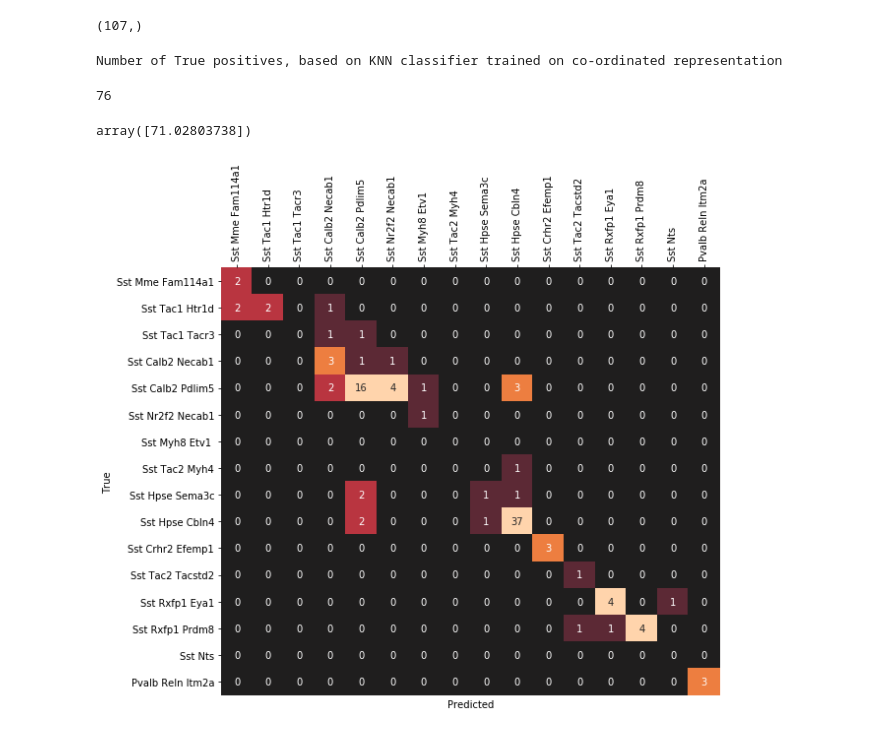
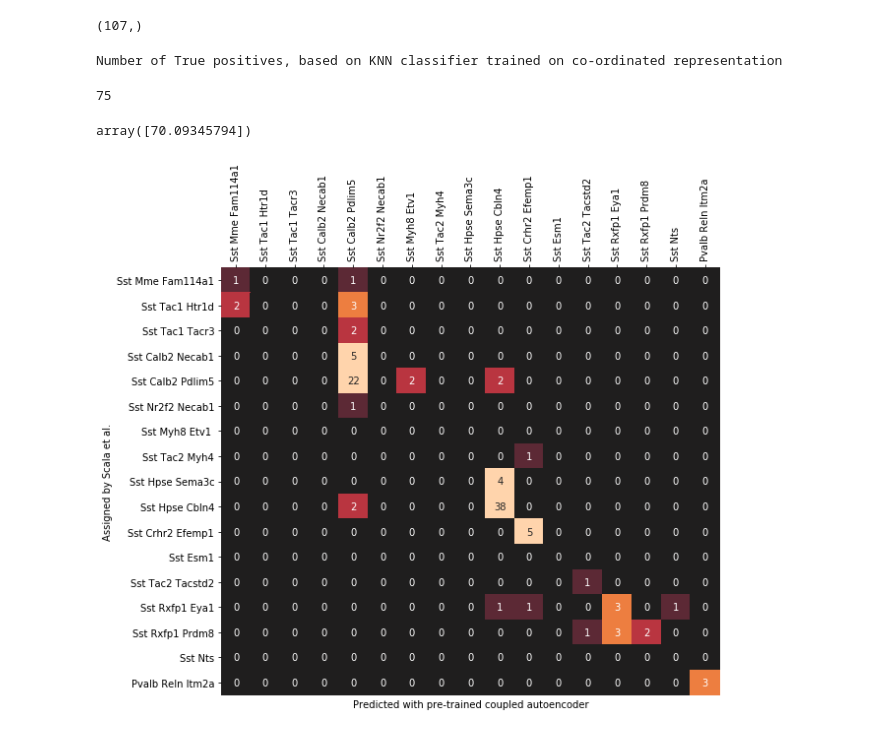
Before and after one commit to AllenInstitute/coupledAE-patchseq, a Jupyter notebook: analysis_Tolias.ipynb, the cells around one changed output. Drawn from its saved outputs; the diff is of its cells as text; code cells hidden in the pictures.

```diff
--- a/analysis_Tolias.ipynb
+++ b/analysis_Tolias.ipynb
@@ -381,7 +381,7 @@ XE_orig = np.concatenate([O['E_pc_scaled'],O['E_feature']],axis = 1)
 
 
 #Instance of the model class
-model_TE = Model_TE_v2(T_output_dim=1252,
+model_TE = Model_TE_aug_decoders(T_output_dim=1252,
                     E_output_dim=68,
                     T_intermediate_dim=50,
                     E_intermediate_dim=40,
@@ -399,7 +399,10 @@ model_TE = Model_TE_v2(T_output_dim=1252,
 zT, zE, XrT, XrE = model_TE((tf.constant(np.random.rand(1,1252),dtype=tf.float32), tf.constant(np.random.rand(1,68),dtype=tf.float32)), training=False)
 
 #Load weights
-model_TE.load_weights('/home/rohan/Remote-AI/dat/result/TE_aug_decoders/'
-                      'v3_Edat_pcipfx_aT_1-0_aE_1-0_cs_1-0_ld_3_bs_200_se_500_ne_1500_cv_8_ri_0-weights.h5',by_name=True)
+
+model_TE.load_weights('/home/rohan/Remote-AI/dat/result/TE_NM/'
+                      'NM_Edat_pcipfx_aT_1-0_aE_1-0_cs_1-0_ad_1_ld_3_bs_200_se_500_ne_1500_cv_1_ri_0_500_ft-weights.h5',by_name=True)
+#model_TE.load_weights('/home/rohan/Remote-AI/dat/result/TE_aug_decoders/'
+#                      'v3_Edat_pcipfx_aT_1-0_aE_1-0_cs_1-0_ld_3_bs_200_se_500_ne_1500_cv_8_ri_0-weights.h5',by_name=True)
 # %%
 #Load summary file from memory for comparison
@@ -471,11 +511,27 @@ long sq. AP1 width
 ... (10 outputs left out)
-# %%
-from sklearn.neighbors import KNeighborsClassifier
-neigh = KNeighborsClassifier(n_neighbors=3)
-neigh.fit(zT_Allen, O['cluster'])
-
-pred_lbl = neigh.predict(zT_Tolias)
-true_lbl = anno_Tolias['cluster'].fillna('Unknown').values
+# %%
+from sklearn.neighbors import KNeighborsClassifier
+from sklearn.discriminant_analysis import QuadraticDiscriminantAnalysis as QDA
+
+# neigh = KNeighborsClassifier(n_neighbors=8)
+# neigh.fit(zT_Allen, O['cluster'])
+# pred_lbl = neigh.predict(zT_Tolias)
+
+remove=[]
+for i in np.unique(O['cluster']):
+    if np.sum(O['cluster']==i)<10:
+        remove.append(np.flatnonzero(O['cluster']==i))
+
+remove = np.concatenate(remove)
+train_lbl = O['cluster'].copy()
+z_train = zT_Allen.copy()
+train_lbl = np.delete(train_lbl,remove,axis=0)
+z_train = np.delete(z_train,remove,axis=0)
+qda = QDA(reg_param=1e-2,store_covariance=True)
+qda.fit(z_train, train_lbl)
+pred_lbl = qda.predict(zT_Tolias)
+
+true_lbl = anno_Tolias['cluster'].fillna('Unknown').values
 # %%
 pred_lbl[pred_lbl=='Sst Crh 4930553C11Rik ']='Sst Crh 4930553C11Rik'
 # %%
@@ -501,25 +557,25 @@ print('Number of True positives, based on KNN classifier trained on co-ordinated
 np.sum(np.diag(C))
 # %% [output]
 Number of True positives, based on KNN classifier trained on co-ordinated representation
-76
+75
 # %%
 np.sum(np.diag(C))/true_lbl.shape*100
 # %% [output]
-array([71.02803738])
+array([70.09345794])
 # %%
 plt.figure(figsize=(9,8))
 sns.heatmap(C,annot=True,vmin=0,vmax=4,center=0,cbar=False)
 ax = plt.gca()
 ax.set_yticks(np.arange(0,C.shape[0])+0.5)
 ax.set_yticklabels(all_labels,rotation=0)
-ax.set_ylabel('True')
+ax.set_ylabel('Assigned by Scala et al.')
 
 ax.set_xticks(np.arange(C.shape[1])+0.5)
 ax.set_xticklabels(all_labels,rotation=90)
 ax.xaxis.set_ticks_position('top')
 ax.yaxis.set_ticks_position('left')
-ax.set_xlabel('Predicted')
+ax.set_xlabel('Predicted with pre-trained coupled autoencoder')
 plt.tight_layout()
 plt.savefig('/home/rohan/Dropbox/AllenInstitute/CellTypes/doc/Patchseq_NM_2020/Tolias_Type_pred.png',dpi=300)
 # %% [output]
-[figure, old version]
+[figure, new version]
```
Also changed, not shown: parts of 8 cells of this notebook, 5 other files.
